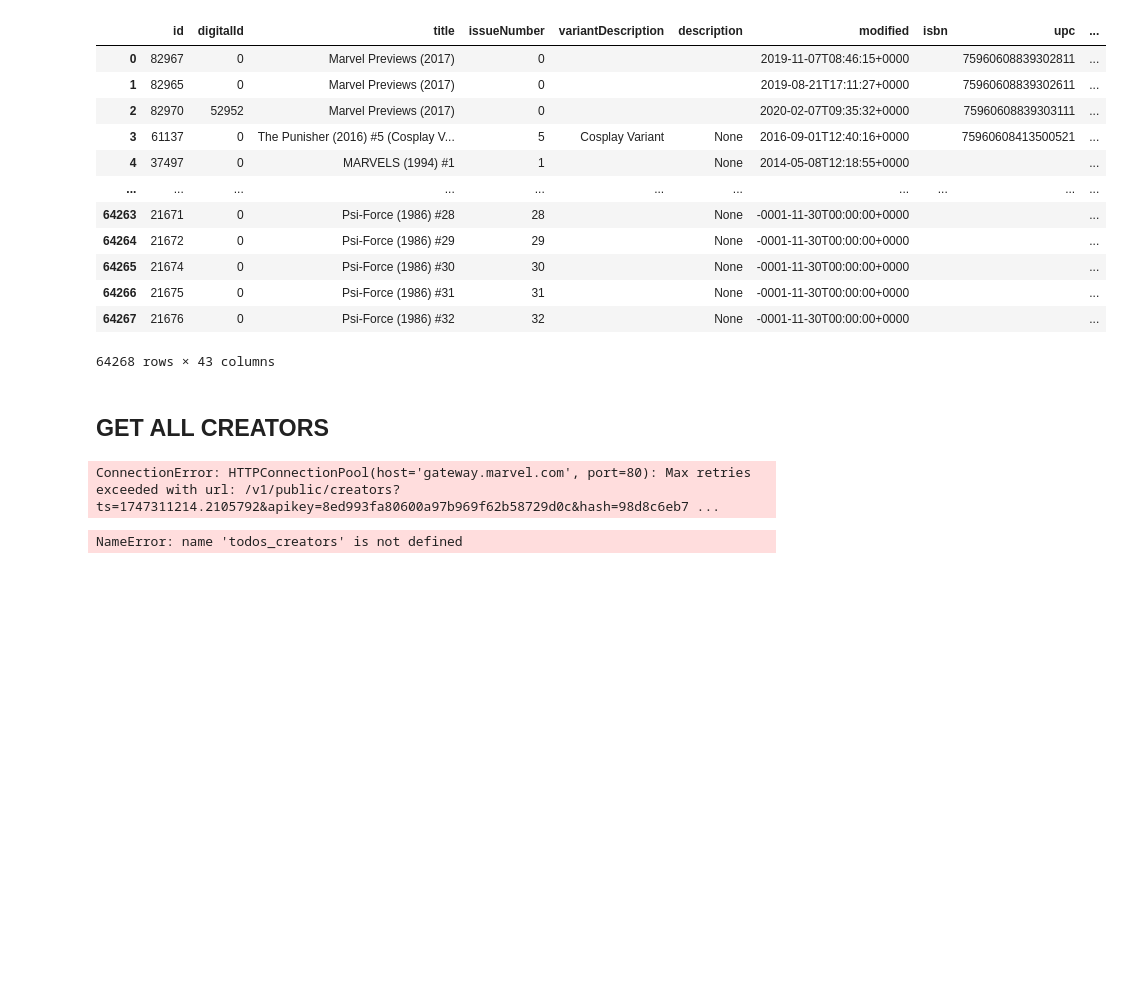
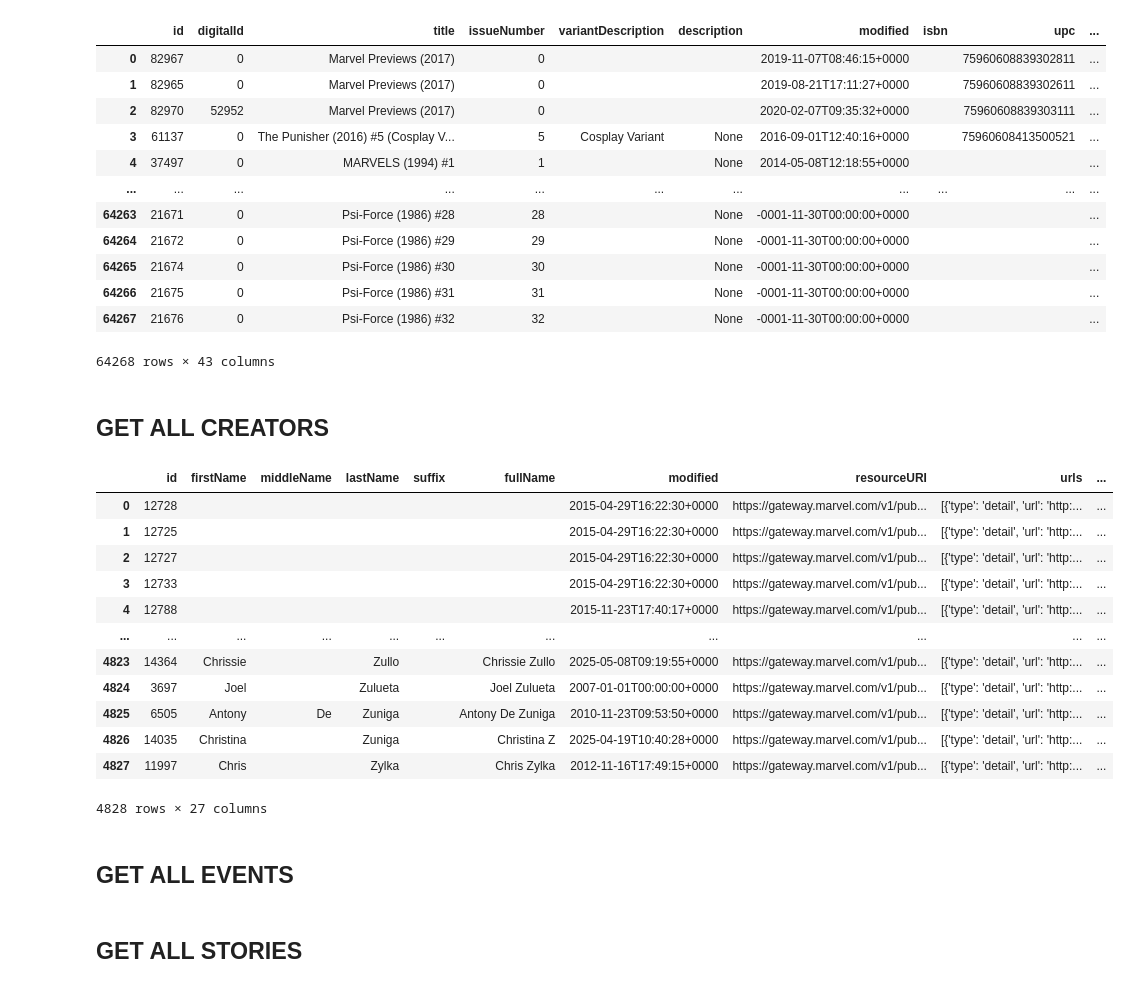
Before and after one commit to thamyrissacamoto/MarvelAPI, a Jupyter notebook: ProjetoFinal.ipynb, the cells around one changed output. Saved outputs shown, nothing was run; the diff lists cells and outputs as text; code cells hidden in the pictures; blank space fills up the shorter version.

Commit message:
Extraindo Creators e Events

```diff
--- a/ProjetoFinal.ipynb
+++ b/ProjetoFinal.ipynb
@@ -18,7 +18,10 @@ hash_md5 = hashlib.md5(to_hash.encode('utf-8')).hexdigest()
 
 characters = "https://gateway.marvel.com/v1/public/characters"
 comics = "https://gateway.marvel.com/v1/public/comics"
-creators = "http://gateway.marvel.com/v1/public/creators"
+creators = "https://gateway.marvel.com/v1/public/creators"
+events = "https://gateway.marvel.com/v1/public/events"
+stories = "https://gateway.marvel.com/v1/public/stories"
+series = "https://gateway.marvel.com/v1/public/series"
 
 params = {
     "ts": ts,
@@ -55,8 +58,11 @@ def get_data(url, public_key, private_key, limit_num, offset_num):
 
   response = requests.get(url, params=params)
   data = response.json()
-  df = pd.DataFrame(data)
-  df_normalizado = pd.json_normalize(df["data"]["results"])
+
+  df_normalizado = pd.json_normalize(data["data"]["results"])
+
+
+
   return df_normalizado
 # %%
 def get_data_and_total(url, public_key, private_key, limit_num, offset_num):
@@ -104,9 +110,13 @@ def get_all_data(url):
 
   offset_get_all = 0
 
+
   for offset in tqdm(range(0, total_steps * step, step), desc="Baixando dados da Marvel"):
 
-    batch_data = get_data(url, public_key, private_key, step, offset)
-    all_data = pd.concat([all_data, batch_data], ignore_index=True)
+    try:
+      batch_data = get_data(url, public_key, private_key, step, offset)
+      all_data = pd.concat([all_data, batch_data], ignore_index=True)
+    except KeyError:
+      pass
 
   return all_data
@@ -234,10 +268,20 @@ todos_comics
 ## GET ALL CREATORS
 # %%
 todos_creators = get_all_data(creators)
-# %% [output]
-ConnectionError: HTTPConnectionPool(host='gateway.marvel.com', port=80): Max retries exceeded with url: /v1/public/creators?ts=1747311214.2105792&apikey=8ed993fa80600a97b969f62b58729d0c&hash=98d8c6eb7 ...
 # %%
-todos_creators.head()
+todos_creators
 # %% [output]
+|  | id | firstName | middleName | lastName | suffix | fullName | modified | resourceURI | urls | ... |
+| 0 | 12728 |  |  |  |  |  | 2015-04-29T16:22:30+0000 | https://gateway.marvel.com/v1/pub... | [{'type': 'detail', 'url': 'http:... | ... |
+| 1 | 12725 |  |  |  |  |  | 2015-04-29T16:22:30+0000 | https://gateway.marvel.com/v1/pub... | [{'type': 'detail', 'url': 'http:... | ... |
+| 2 | 12727 |  |  |  |  |  | 2015-04-29T16:22:30+0000 | https://gateway.marvel.com/v1/pub... | [{'type': 'detail', 'url': 'http:... | ... |
+| 3 | 12733 |  |  |  |  |  | 2015-04-29T16:22:30+0000 | https://gateway.marvel.com/v1/pub... | [{'type': 'detail', 'url': 'http:... | ... |
+| 4 | 12788 |  |  |  |  |  | 2015-11-23T17:40:17+0000 | https://gateway.marvel.com/v1/pub... | [{'type': 'detail', 'url': 'http:... | ... |
+| ... | ... | ... | ... | ... | ... | ... | ... | ... | ... | ... |
+| 4823 | 14364 | Chrissie |  | Zullo |  | Chrissie Zullo | 2025-05-08T09:19:55+0000 | https://gateway.marvel.com/v1/pub... | [{'type': 'detail', 'url': 'http:... | ... |
+| 4824 | 3697 | Joel |  | Zulueta |  | Joel Zulueta | 2007-01-01T00:00:00+0000 | https://gateway.marvel.com/v1/pub... | [{'type': 'detail', 'url': 'http:... | ... |
+| 4825 | 6505 | Antony | De | Zuniga |  | Antony De Zuniga | 2010-11-23T09:53:50+0000 | https://gateway.marvel.com/v1/pub... | [{'type': 'detail', 'url': 'http:... | ... |
+| 4826 | 14035 | Christina |  | Zuniga |  | Christina Z | 2025-04-19T10:40:28+0000 | https://gateway.marvel.com/v1/pub... | [{'type': 'detail', 'url': 'http:... | ... |
+| 4827 | 11997 | Chris |  | Zylka |  | Chris Zylka | 2012-11-16T17:49:15+0000 | https://gateway.marvel.com/v1/pub... | [{'type': 'detail', 'url': 'http:... | ... |
-NameError: name 'todos_creators' is not defined
+4828 rows × 27 columns
 # %%
@@ -244,0 +289,2 @@ todos_creators.to_csv("TodosCreators.csv")
+# %% [markdown]
+## GET ALL EVENTS
@@ -244,0 +294,2 @@ todos_creators.to_csv("TodosCreators.csv")
+# %% [markdown]
+## GET ALL STORIES
```
Also changed, not shown: parts of 9 cells of this notebook.
